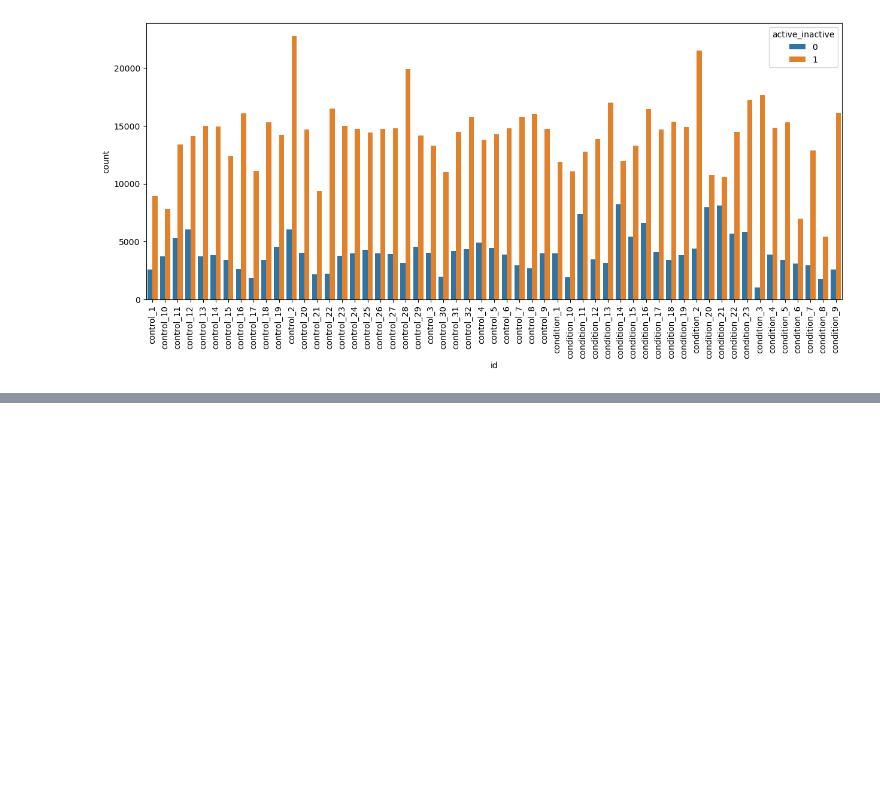
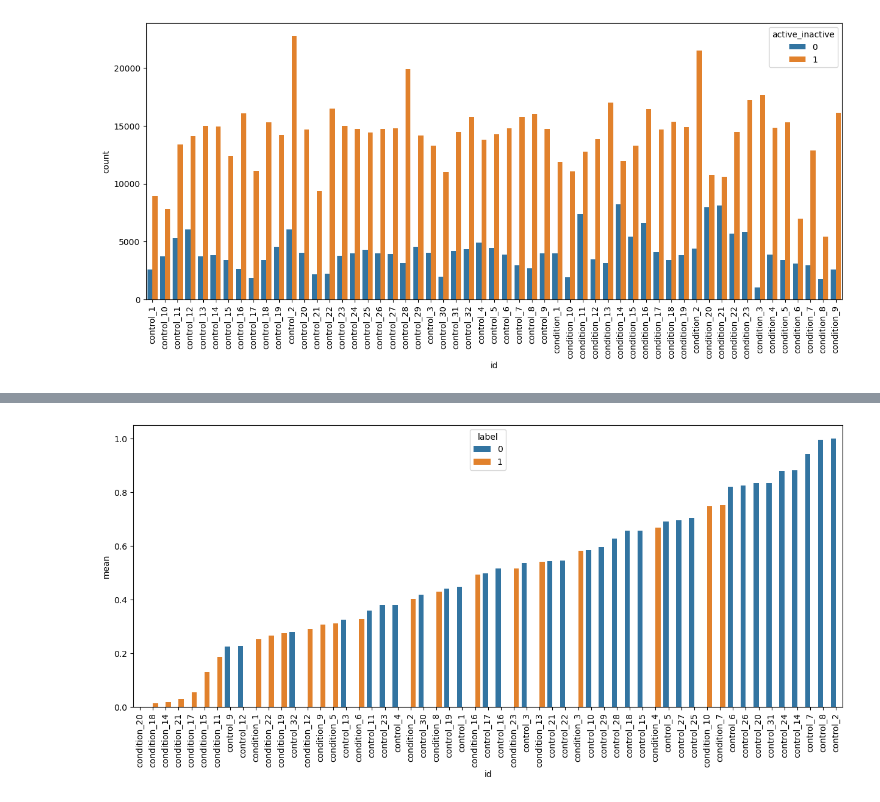
Before and after one commit to zoonalink/IGP-5, a Jupyter notebook: Tom/day_night_sleep_awake.ipynb, the cells around one changed output, grey strips where cells are left out. Cells and saved outputs as stored; diff of their text form; code cells hidden in the pictures; blank space fills up the shorter version.

Commit message:
added some charts and MADRs analysis

```diff
--- a/Tom/day_night_sleep_awake.ipynb
+++ b/Tom/day_night_sleep_awake.ipynb
@@ -364,0 +388,14 @@ light_dark(merged_df)
+# %%
+# merge data frames to add the gender column
+merged_df = pd.merge(LD_df, scores, on='id')
+
+# remove unused columns
+merged_df.drop(['days','age','afftype','melanch','inpatient','edu','marriage','work','madrs1','madrs2'], axis=1, inplace=True)
+# %%
+merged_df['Days']=pd.to_datetime(merged_df['timestamp']).dt.day
+# %%
+# Min-max scaling
+
+def min_max_scale(dataframe):
+    norm = np.tanh(values)
+    return (norm)
@@ -364,0 +446,19 @@ light_dark(merged_df)
+# %%
+# Min-max scaling
+
+col_list = ['mean','std','%zero']
+
+def min_max_scale(dataframe,col_list):
+
+    df = dataframe.copy()
+
+    for col in col_list:
+        Xmin = df[col].min()
+        Xmax = df[col].max()
+
+        if Xmax-Xmin > 0:
+            df[col] = (df[col]-Xmin)/(Xmax-Xmin)
+
+    return (df)
+
+scaled_features = min_max_scale(features,col_list)
@@ -364,0 +485,13 @@ light_dark(merged_df)
+# %%
+# Sort the DataFrame by the 'mean' column in descending order
+scaled_features_sorted = scaled_features.sort_values(by='mean')
+
+# Set the figure size
+plt.figure(figsize=(15, 6))
+
+# Use barplot to create the stacked bar plot
+sns.barplot(data=scaled_features_sorted, x='id', y='mean', hue='label')
+plt.xticks(rotation=90)
+plt.show()
+# %% [output]
+[figure, added]
```
Also changed, not shown: parts of 15 cells of this notebook.
